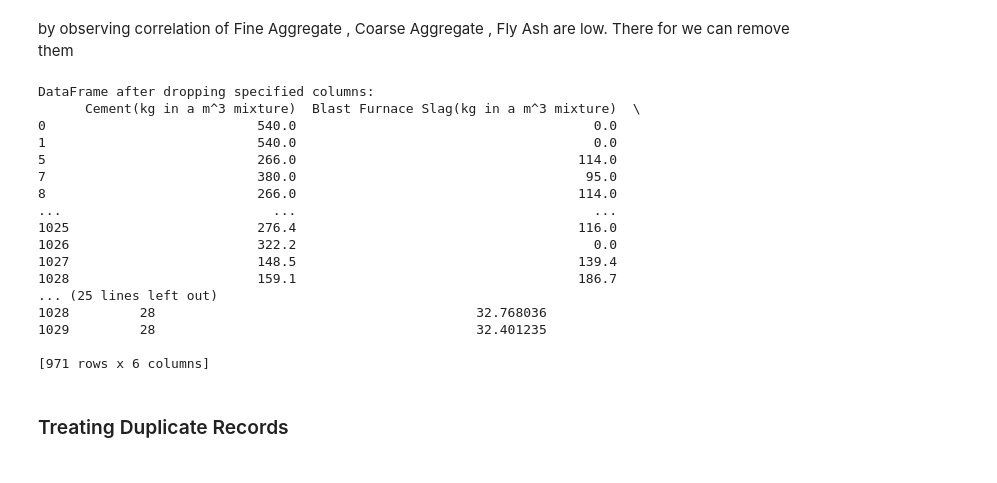
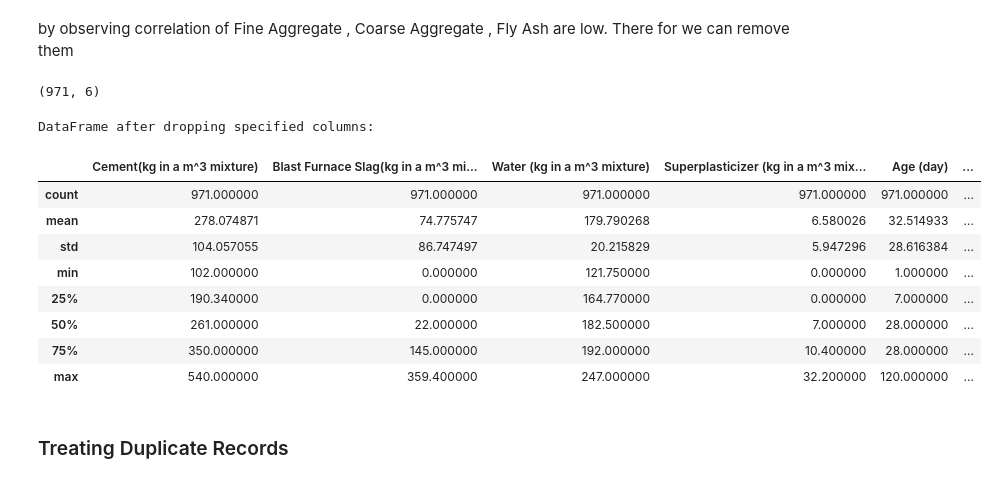
Before and after one commit to munsif-dev/Prediction-of-Concrete-Compressive-Strength, a Jupyter notebook: Concrete Compressive Strength/ML-Final-project.ipynb, the cells around one changed output. Drawn from its saved outputs; the diff is of its cells as text; code cells hidden in the pictures.

```diff
--- a/Concrete Compressive Strength/ML-Final-project.ipynb
+++ b/Concrete Compressive Strength/ML-Final-project.ipynb
@@ -179,26 +177,24 @@ by observing correlation of Fine Aggregate , Coarse Aggregate , Fly Ash are low.
 # %%
 columns_to_drop = ['Fine Aggregate(kg in a m^3 mixture)', 'Coarse Aggregate (kg in a m^3 mixture)', 'Fly Ash (kg in a m^3 mixture)']
 df_dropped = df_cleaned.drop(columns=columns_to_drop)
-print("DataFrame after dropping specified columns:")
-print(df_dropped)
+df_dropped.shape
 # %% [output]
-DataFrame after dropping specified columns:
-      Cement(kg in a m^3 mixture)  Blast Furnace Slag(kg in a m^3 mixture)  \
-0                           540.0                                      0.0
-1                           540.0                                      0.0
-5                           266.0                                    114.0
-7                           380.0                                     95.0
-8                           266.0                                    114.0
-...                           ...                                      ...
-1025                        276.4                                    116.0
-1026                        322.2                                      0.0
-1027                        148.5                                    139.4
-1028                        159.1                                    186.7
-... (25 lines left out)
-1028         28                                         32.768036
-1029         28                                         32.401235
-
-[971 rows x 6 columns]
+(971, 6)
+# %%
+print("DataFrame after dropping specified columns:")
+df_dropped.describe()
+# EDA Finished
+# %% [output]
+DataFrame after dropping specified columns:
+|  | Cement(kg in a m^3 mixture) | Blast Furnace Slag(kg in a m^3 mi... | Water (kg in a m^3 mixture) | Superplasticizer (kg in a m^3 mix... | Age (day) | ... |
+| count | 971.000000 | 971.000000 | 971.000000 | 971.000000 | 971.000000 | ... |
+| mean | 278.074871 | 74.775747 | 179.790268 | 6.580026 | 32.514933 | ... |
+| std | 104.057055 | 86.747497 | 20.215829 | 5.947296 | 28.616384 | ... |
+| min | 102.000000 | 0.000000 | 121.750000 | 0.000000 | 1.000000 | ... |
+| 25% | 190.340000 | 0.000000 | 164.770000 | 0.000000 | 7.000000 | ... |
+| 50% | 261.000000 | 22.000000 | 182.500000 | 7.000000 | 28.000000 | ... |
+| 75% | 350.000000 | 145.000000 | 192.000000 | 10.400000 | 28.000000 | ... |
+| max | 540.000000 | 359.400000 | 247.000000 | 32.200000 | 120.000000 | ... |
 # %% [markdown]
 ### Treating Duplicate Records
 # %%
```
Also changed, not shown: parts of 5 cells of this notebook.
